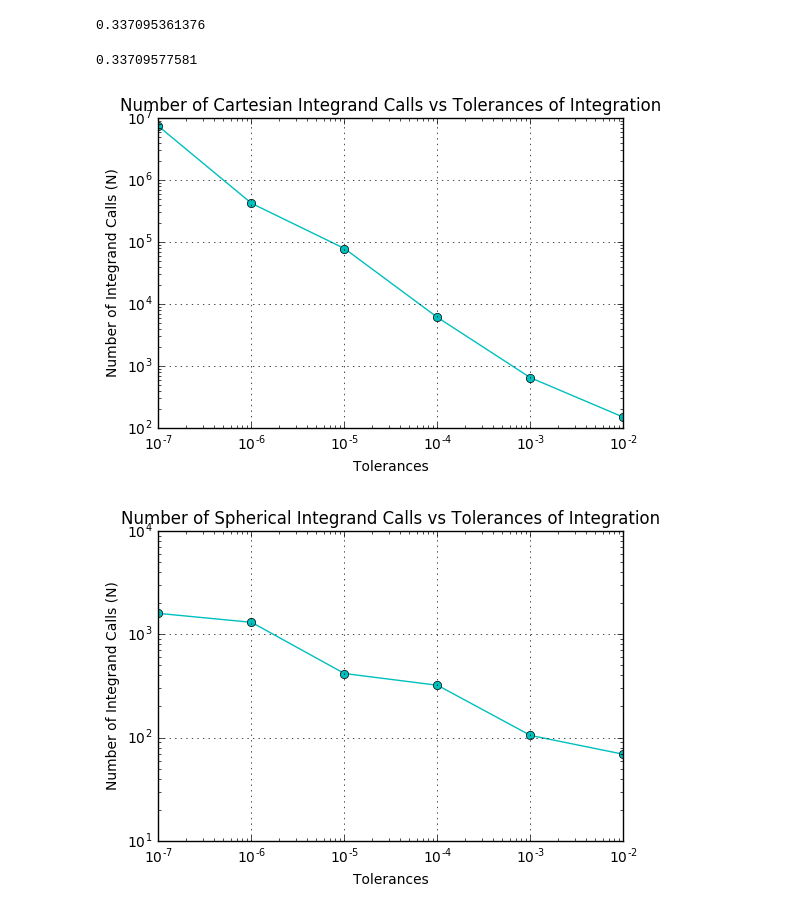
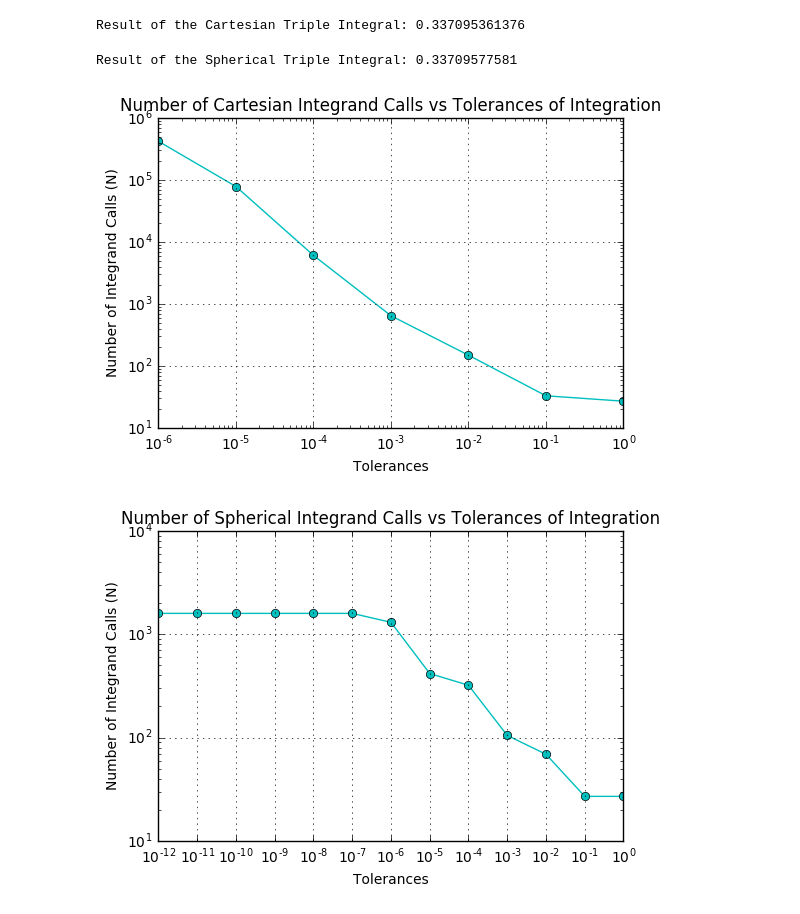
Before and after one commit to DarkwarriorJ/PHYS-381-Jackel, a Jupyter notebook: phys381_week05a_numerical_integral-notes.ipynb, the cells around one changed output. Cells and saved outputs as stored; diff of their text form; code cells hidden in the pictures.

```diff
--- a/phys381_week05a_numerical_integral-notes.ipynb
+++ b/phys381_week05a_numerical_integral-notes.ipynb
@@ -96,10 +0,0 @@ Determine how the error changes as we increase the number of evaluation points
-# %%
-xa, xb = 0, 1
-npointslist = [10, 20, 30, 40, 50]
-result = []
-for npoints in npointslist:
-    integral1 = integrate_trapz(xa, xb, npoints, integrand=func1)
-    result.extend( [npoints, integral1 - int_func1(xa, xb)] )
-
-x = np.array( result[0::2] )
-y = np.array( result[1::2] )
@@ -137,9 +0,0 @@ This allows us to shrink to sucessively smaller intervals without wasting previo
-# %%
-xa, xb = 0.0, 1.0
-for npoints,symtype,symsize in zip([4,7,13], ['go', 'bv', 'kx-'], [25, 9, 15]):
-    x = np.linspace(xa, xb, npoints)
-    y = func1(x)
-    plt.plot(x, y, symtype, ms=symsize, alpha=0.5)
-    plt.fill_between( x[-2:], y[-2:], alpha=0.1)
-plt.ylim(-0.1, 1.1)
-plt.xlim(-0.1, 1.1)
@@ -489,9 +120,9 @@ def cartesianFunction(z,y,x):
 #Function attributes need to be defined after defining a function, else odd things happen.
 cartesianFunction.numOfIterations = 0
 # %%
-print(tripleIntegral(cartesianFunction, 0, 1, zeroFunction, middleCartesianHigherBounds, zeroFunction, innerCartesianHigherBounds))
+print("Result of the Cartesian Triple Integral:", tripleIntegral(cartesianFunction, 0, 1, zeroFunction, middleCartesianHigherBounds, zeroFunction, innerCartesianHigherBounds))
 # %% [output]
-0.337095361376
+Result of the Cartesian Triple Integral: 0.337095361376
 # %%
 def halfPiFunction(z=0,y=0,x=0):
     """
@@ -538,8 +169,8 @@ def sphericalFunction(p, theta, phi):
 #Function attributes need to be defined after the function, else odd things happen.
 sphericalFunction.numOfIterations = 0
 # %%
-print(tripleIntegral(sphericalFunction, 0, scipy.pi/2, zeroFunction, halfPiFunction, zeroFunction, oneFunction))
+print("Result of the Spherical Triple Integral:", tripleIntegral(sphericalFunction, 0, scipy.pi/2, zeroFunction, halfPiFunction, zeroFunction, oneFunction))
 # %% [output]
-0.33709577581
+Result of the Spherical Triple Integral: 0.33709577581
 # %%
 import matplotlib.pyplot as plt
@@ -569,35 +201,42 @@ def getNumOfIntegrandCalls(tol, isCartesian):
         tripleIntegral(sphericalFunction, 0, scipy.pi/2, zeroFunction, halfPiFunction, zeroFunction, oneFunction, tol = tol)
         numOfCalls = sphericalFunction.numOfIterations
     return numOfCalls
 
 def createTolVsIntegrandCallsPlot(tolerances, isCartesian = True):
     """
-    This function, given
+    This function, given an input list of tolerances and an indication of which graph we
+    want (cartesian or spherical), will plot a graph of the number of times the integrand
+    was called versus the tolerance required.
+
+    Parameters:
+        tolerances: A list or numpy array of tolerances.
+        isCartesian: A boolean control flag to determine if we want the graph
+        for the cartesian form or the spherical form.
     """
     #Gets data points of the number of integrand calls needed for each
     #input tolerance level.
     numbersOfIterations = []
     for entry in tolerances:
         numbersOfIterations.append(getNumOfIntegrandCalls(entry, isCartesian))
 
     #Generates labels:
     label = ""
     if isCartesian:
         label = "Cartesian"
     else:
         label = "Spherical"
     #Sets up the chart, limiting size and specifying grid.
     plt.axis()
     plt.grid(True)
 
     #Labels and plots the chart.
     plt.xlabel("Tolerances")
     plt.ylabel("Number of Integrand Calls (N)")
     plt.title("Number of " + label + " Integrand Calls vs Tolerances of Integration")
     plt.loglog(tolerances, numbersOfIterations, "co-")
     plt.show()
-createTolVsIntegrandCallsPlot([1e-2, 1e-3, 1e-4, 1e-5, 1e-6, 1e-7], True)
-createTolVsIntegrandCallsPlot([1e-2, 1e-3, 1e-4, 1e-5, 1e-6, 1e-7], False)
+createTolVsIntegrandCallsPlot([1e0, 1e-1, 1e-2, 1e-3, 1e-4, 1e-5, 1e-6], True)
+createTolVsIntegrandCallsPlot([1e0, 1e-1, 1e-2, 1e-3, 1e-4, 1e-5, 1e-6, 1e-7, 1e-8, 1e-9, 1e-10, 1e-11, 1e-12], False)
 # %% [output]
-[figure, old version]
+[figure, new version]
-[figure, old version]
+[figure, new version]
```
Also changed, not shown: parts of 30 cells of this notebook.
